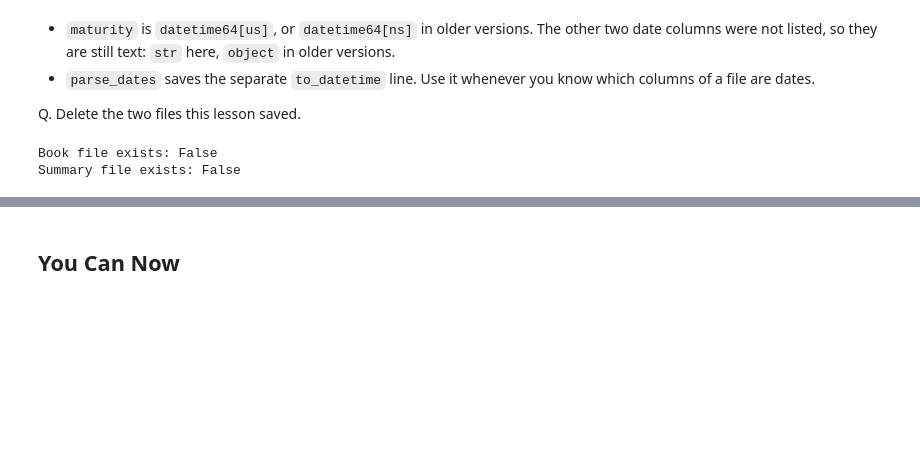
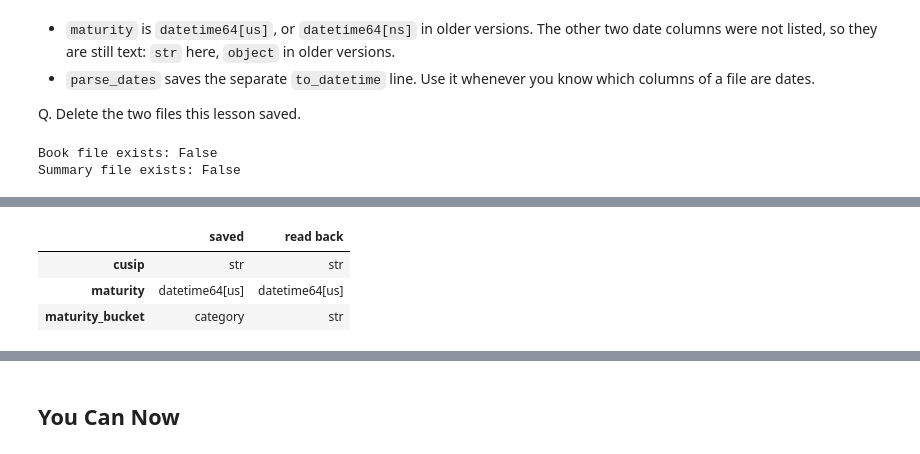
Before and after one commit to lenamonj/python-fixed-income, a Jupyter notebook: course1_python_foundations/week2/day3/08_pandas_combining_and_loading.ipynb, the cells around one changed output, grey strips where cells are left out. Cells and saved outputs as stored; diff of their text form; code cells hidden in the pictures; blank space fills up the shorter version.

```diff
--- a/course1_python_foundations/week2/day3/08_pandas_combining_and_loading.ipynb
+++ b/course1_python_foundations/week2/day3/08_pandas_combining_and_loading.ipynb
@@ -1103,0 +1221,16 @@ The columns are as in `holdings.csv`: the report date in A and the maturity in H
+# %%
+# to_excel() writes the table to one sheet of a workbook. sheet_name= names the tab.
+book.to_excel('desk_report.xlsx', sheet_name='book', index=False)
+print(f"Workbook exists: {os.path.exists('desk_report.xlsx')}")
+
+# read_excel() reads one sheet. dtype= keeps the CUSIP as text, the habit from section 8.9.
+from_excel = pd.read_excel('desk_report.xlsx', sheet_name='book', dtype={'cusip': str})
+
+print(f'Saved: {book.shape}')
+print(f'Read back: {from_excel.shape}')
+print(f"Market value read back: {from_excel['market_value'].sum():,.0f}")
+
+# the checks that stop the notebook if the sheet does not hold the book.
+# np.isclose(), from the NumPy notebook, compares two decimal totals.
+assert from_excel.shape == book.shape, 'the sheet is not the same size as the book'
+assert np.isclose(from_excel['market_value'].sum(), book['market_value'].sum()), 'the market value changed'
@@ -1103,0 +1248,12 @@ The columns are as in `holdings.csv`: the report date in A and the maturity in H
+# %%
+# two Series with the same index become the two columns of a table
+three_columns = ['cusip', 'maturity', 'maturity_bucket']
+pd.DataFrame({
+    'saved': book[three_columns].dtypes,
+    'read back': from_excel[three_columns].dtypes,
+})
+# %% [output]
+|  | saved | read back |
+| cusip | str | str |
+| maturity | datetime64[us] | datetime64[us] |
+| maturity_bucket | category | str |
```
Also changed, not shown: parts of 37 cells of this notebook, 15 other files.
